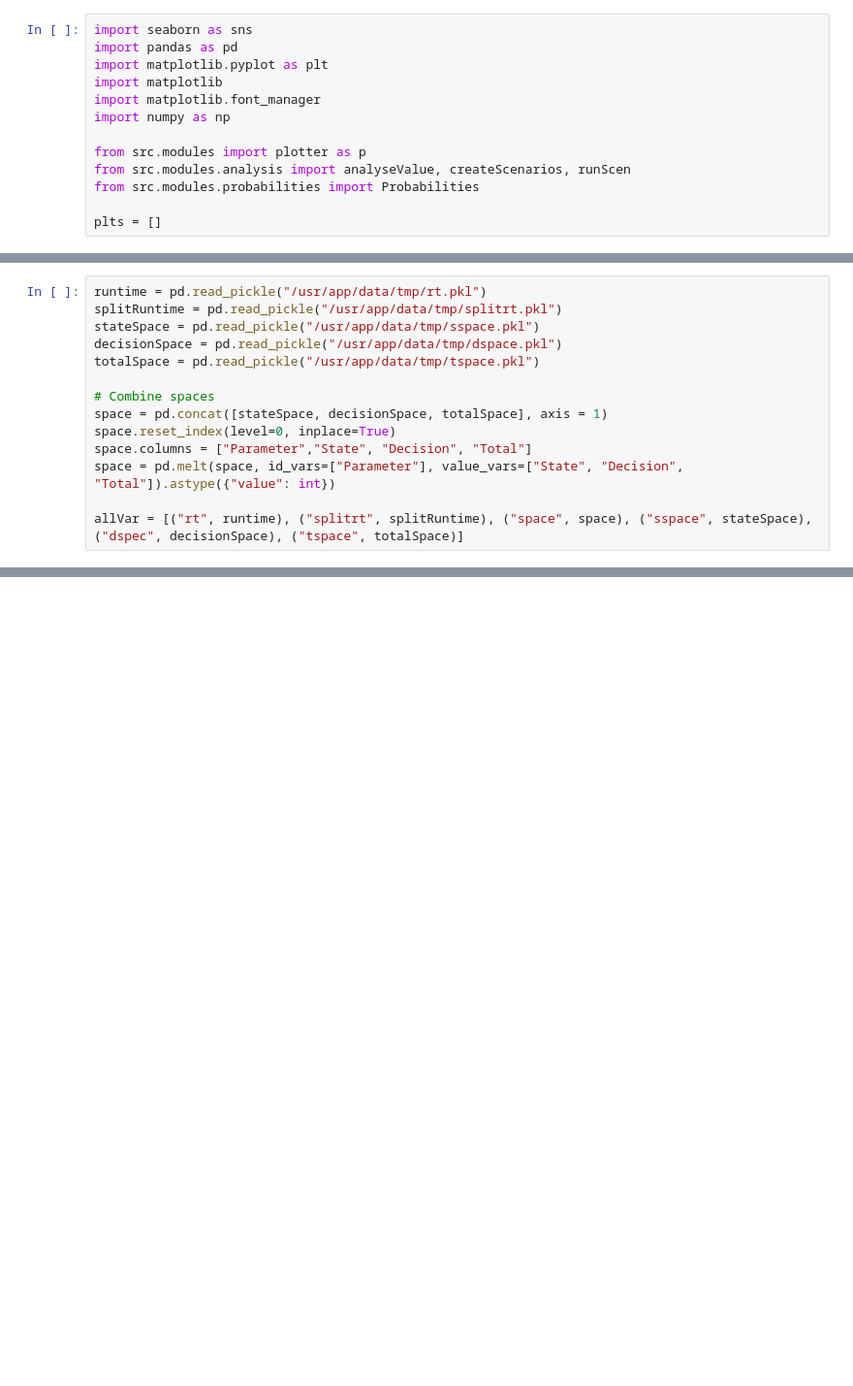
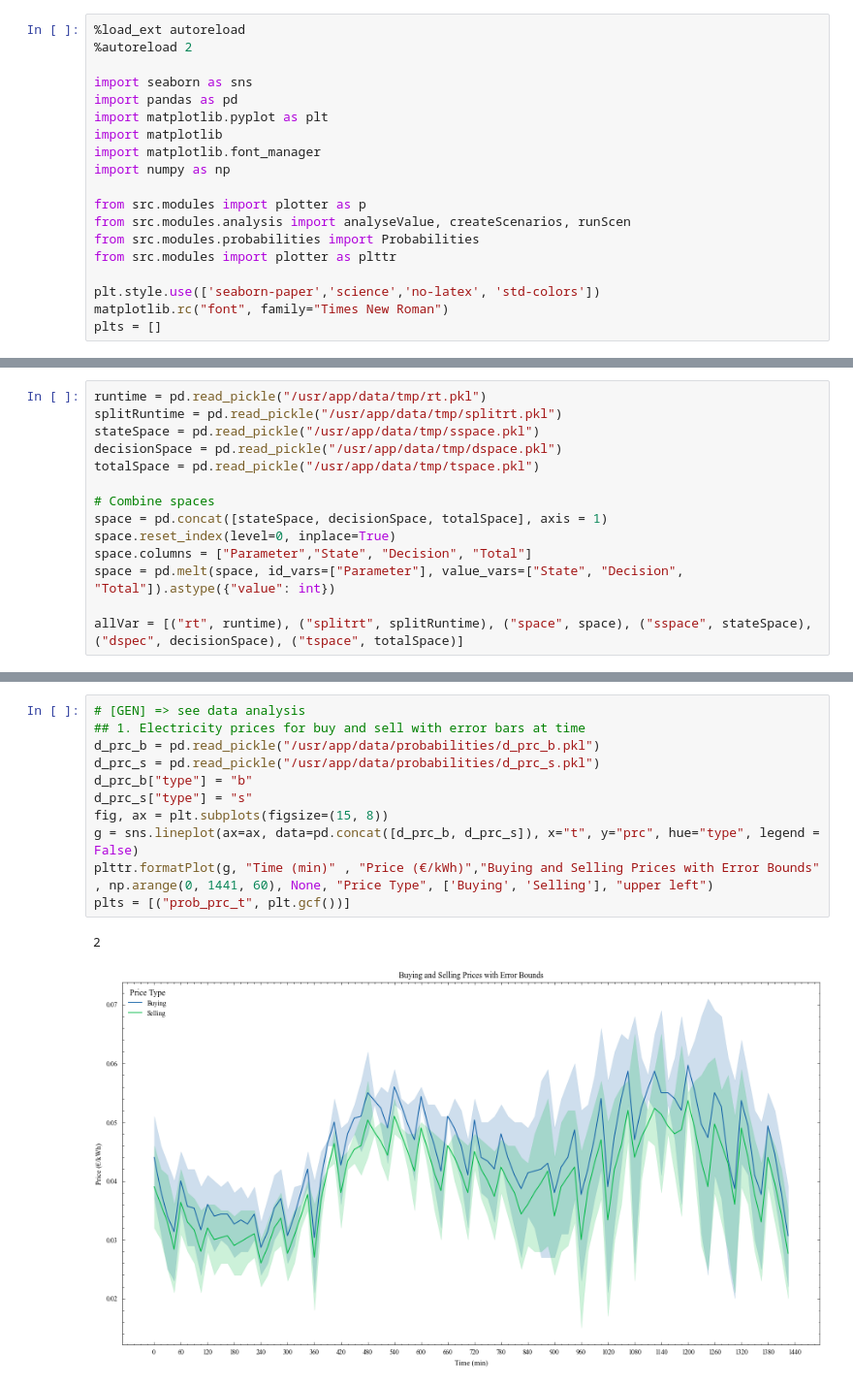
Before and after one commit to thummelt/master-thesis, a Jupyter notebook: code/src/Visualization.ipynb, the cells around one changed output, grey strips where cells are left out. Shown at 97% size. Cells and saved outputs as stored; diff of their text form; blank space fills up the shorter version.

Commit message:
Adding graphics and analysis methods. some performance optimizations

```diff
--- a/code/src/Visualization.ipynb
+++ b/code/src/Visualization.ipynb
@@ -1,4 +1,7 @@
 # %%
+%load_ext autoreload
+%autoreload 2
+
 import seaborn as sns
 import pandas as pd
 import matplotlib.pyplot as plt
@@ -9,5 +12,8 @@ import numpy as np
 from src.modules import plotter as p
 from src.modules.analysis import analyseValue, createScenarios, runScen
 from src.modules.probabilities import Probabilities
+from src.modules import plotter as plttr
 
+plt.style.use(['seaborn-paper','science','no-latex', 'std-colors'])
+matplotlib.rc("font", family="Times New Roman")
 plts = []
@@ -55,3 +64,17 @@ adp - 2
 | 3 | adp | 0 | 0.000800 |
 | 4 | adp | 1 | -474.993600 |
 | 5 | adp | 2 | -0.449466 |
+# %%
+# [GEN] => see data analysis
+## 1. Electricity prices for buy and sell with error bars at time
+d_prc_b = pd.read_pickle("/usr/app/data/probabilities/d_prc_b.pkl")
+d_prc_s = pd.read_pickle("/usr/app/data/probabilities/d_prc_s.pkl")
+d_prc_b["type"] = "b"
+d_prc_s["type"] = "s"
+fig, ax = plt.subplots(figsize=(15, 8))
+g = sns.lineplot(ax=ax, data=pd.concat([d_prc_b, d_prc_s]), x="t", y="prc", hue="type", legend = False)
+plttr.formatPlot(g, "Time (min)" , "Price (€/kWh)","Buying and Selling Prices with Error Bounds" , np.arange(0, 1441, 60), None, "Price Type", ['Buying', 'Selling'], "upper left")
+plts = [("prob_prc_t", plt.gcf())]
+# %% [output]
+2
+[figure, added]
```
Also changed, not shown: parts of 17 cells of this notebook, 9 other files.
